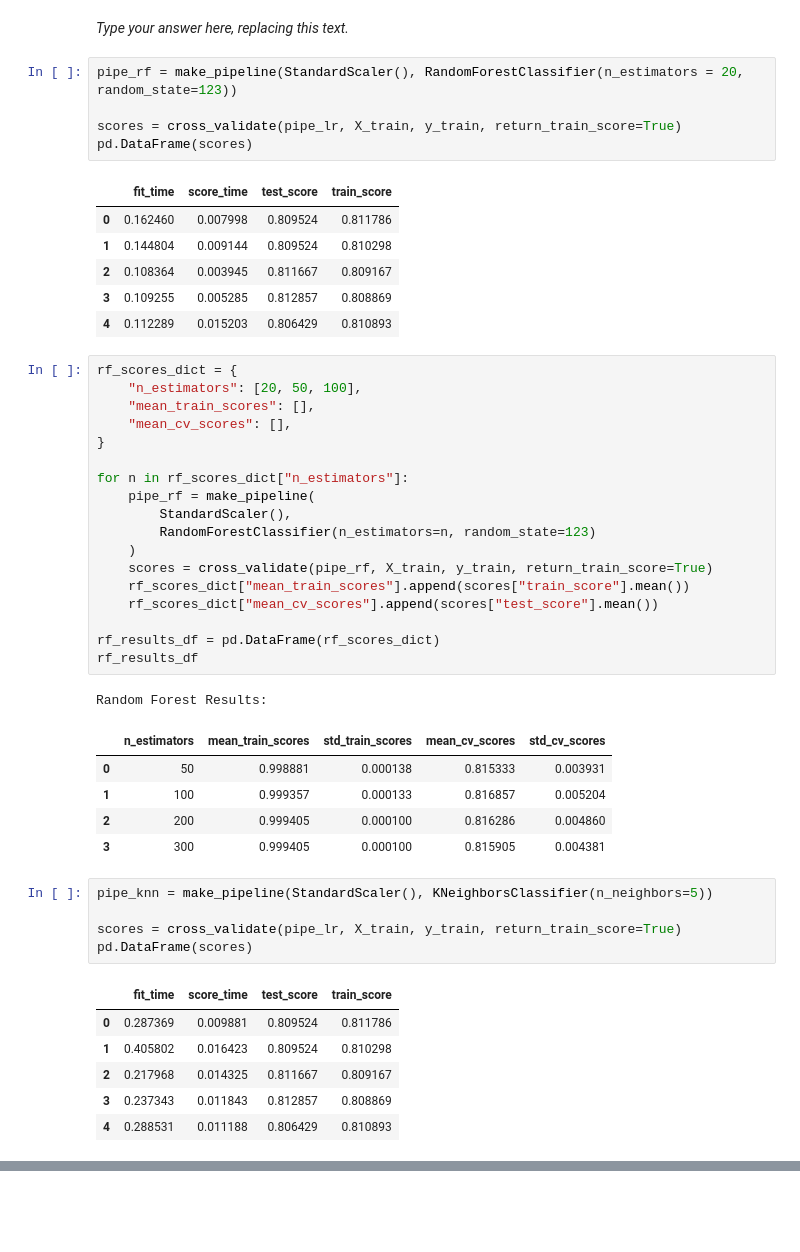
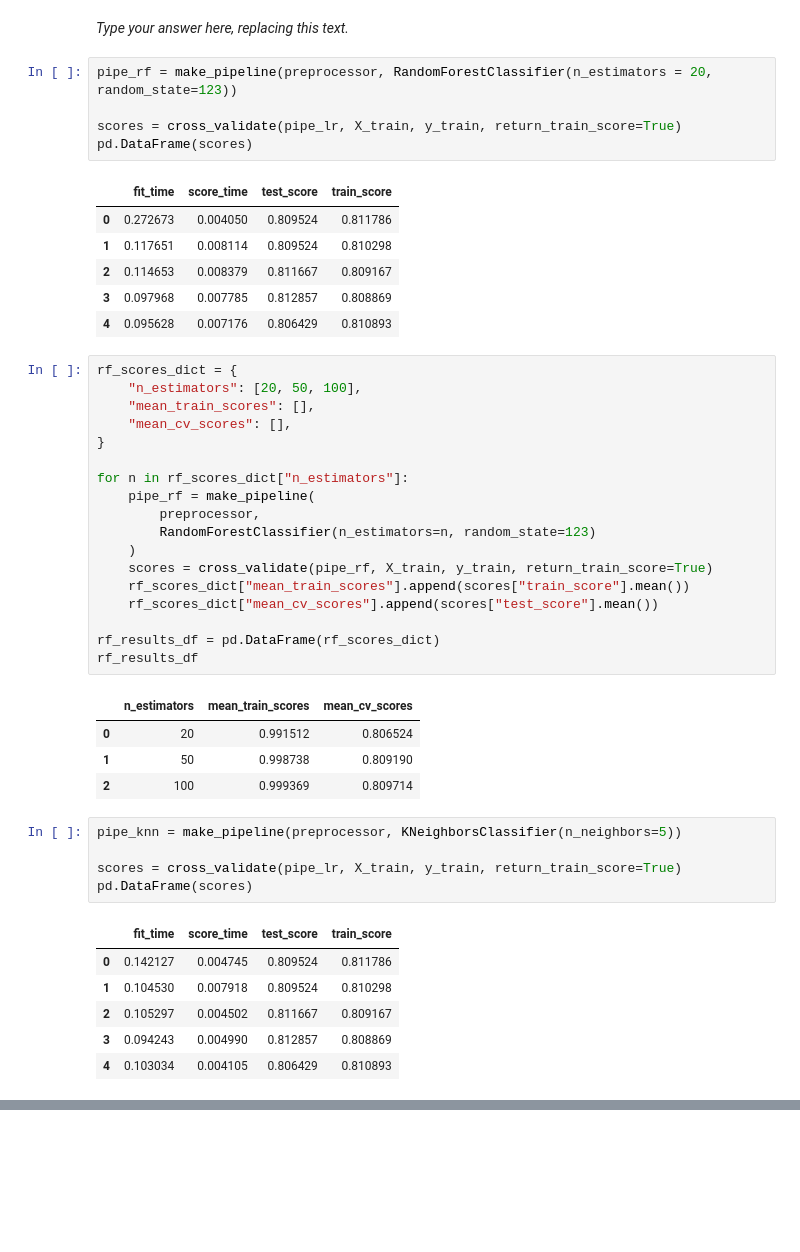
Before and after one commit to RaffertyAng/cpsc330-2025W1, a Jupyter notebook: homeworks/hw5/330_hw3-main/hw5.ipynb, the cells around one changed output, grey strips where cells are left out. Cells and saved outputs as stored; diff of their text form; blank space fills up the shorter version.

```diff
--- a/homeworks/hw5/330_hw3-main/hw5.ipynb
+++ b/homeworks/hw5/330_hw3-main/hw5.ipynb
@@ -558,54 +558,52 @@ _Points:_ 12
 # %% [markdown]
 _Type your answer here, replacing this text._
 # %%
-pipe_rf = make_pipeline(StandardScaler(), RandomForestClassifier(n_estimators = 20, random_state=123))
+pipe_rf = make_pipeline(preprocessor, RandomForestClassifier(n_estimators = 20, random_state=123))
 
 scores = cross_validate(pipe_lr, X_train, y_train, return_train_score=True)
 pd.DataFrame(scores)
 # %% [output]
 |  | fit_time | score_time | test_score | train_score |
-| 0 | 0.162460 | 0.007998 | 0.809524 | 0.811786 |
-| 1 | 0.144804 | 0.009144 | 0.809524 | 0.810298 |
-| 2 | 0.108364 | 0.003945 | 0.811667 | 0.809167 |
-| 3 | 0.109255 | 0.005285 | 0.812857 | 0.808869 |
-| 4 | 0.112289 | 0.015203 | 0.806429 | 0.810893 |
+| 0 | 0.272673 | 0.004050 | 0.809524 | 0.811786 |
+| 1 | 0.117651 | 0.008114 | 0.809524 | 0.810298 |
+| 2 | 0.114653 | 0.008379 | 0.811667 | 0.809167 |
+| 3 | 0.097968 | 0.007785 | 0.812857 | 0.808869 |
+| 4 | 0.095628 | 0.007176 | 0.806429 | 0.810893 |
 # %%
 rf_scores_dict = {
     "n_estimators": [20, 50, 100],
     "mean_train_scores": [],
     "mean_cv_scores": [],
 }
 
 for n in rf_scores_dict["n_estimators"]:
     pipe_rf = make_pipeline(
-        StandardScaler(),
+        preprocessor,
         RandomForestClassifier(n_estimators=n, random_state=123)
     )
     scores = cross_validate(pipe_rf, X_train, y_train, return_train_score=True)
     rf_scores_dict["mean_train_scores"].append(scores["train_score"].mean())
     rf_scores_dict["mean_cv_scores"].append(scores["test_score"].mean())
 
 rf_results_df = pd.DataFrame(rf_scores_dict)
 rf_results_df
 # %% [output]
-Random Forest Results:
-|  | n_estimators | mean_train_scores | std_train_scores | mean_cv_scores | std_cv_scores |
-| 0 | 50 | 0.998881 | 0.000138 | 0.815333 | 0.003931 |
-| 1 | 100 | 0.999357 | 0.000133 | 0.816857 | 0.005204 |
-| 2 | 200 | 0.999405 | 0.000100 | 0.816286 | 0.004860 |
-| 3 | 300 | 0.999405 | 0.000100 | 0.815905 | 0.004381 |
+|  | n_estimators | mean_train_scores | mean_cv_scores |
+| 0 | 20 | 0.991512 | 0.806524 |
+| 1 | 50 | 0.998738 | 0.809190 |
+| 2 | 100 | 0.999369 | 0.809714 |
 # %%
-pipe_knn = make_pipeline(StandardScaler(), KNeighborsClassifier(n_neighbors=5))
+pipe_knn = make_pipeline(preprocessor, KNeighborsClassifier(n_neighbors=5))
 
 scores = cross_validate(pipe_lr, X_train, y_train, return_train_score=True)
 pd.DataFrame(scores)
 # %% [output]
 |  | fit_time | score_time | test_score | train_score |
-| 0 | 0.287369 | 0.009881 | 0.809524 | 0.811786 |
-| 1 | 0.405802 | 0.016423 | 0.809524 | 0.810298 |
-| 2 | 0.217968 | 0.014325 | 0.811667 | 0.809167 |
-| 3 | 0.237343 | 0.011843 | 0.812857 | 0.808869 |
-| 4 | 0.288531 | 0.011188 | 0.806429 | 0.810893 |
+| 0 | 0.142127 | 0.004745 | 0.809524 | 0.811786 |
+| 1 | 0.104530 | 0.007918 | 0.809524 | 0.810298 |
+| 2 | 0.105297 | 0.004502 | 0.811667 | 0.809167 |
+| 3 | 0.094243 | 0.004990 | 0.812857 | 0.808869 |
+| 4 | 0.103034 | 0.004105 | 0.806429 | 0.810893 |
 # %%
 knn_scores_dict = {
     "n_neighbors": [1, 3, 5, 7, 9, 11],
```
Also changed, not shown: parts of 48 cells of this notebook, 1 other file.
